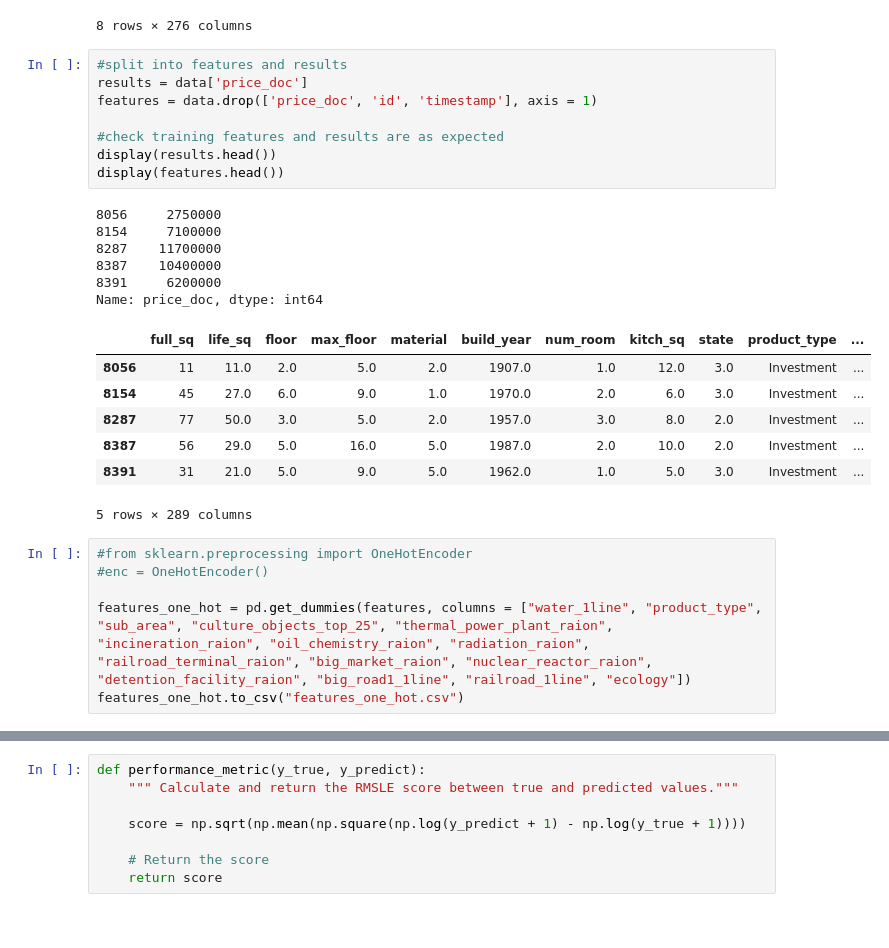
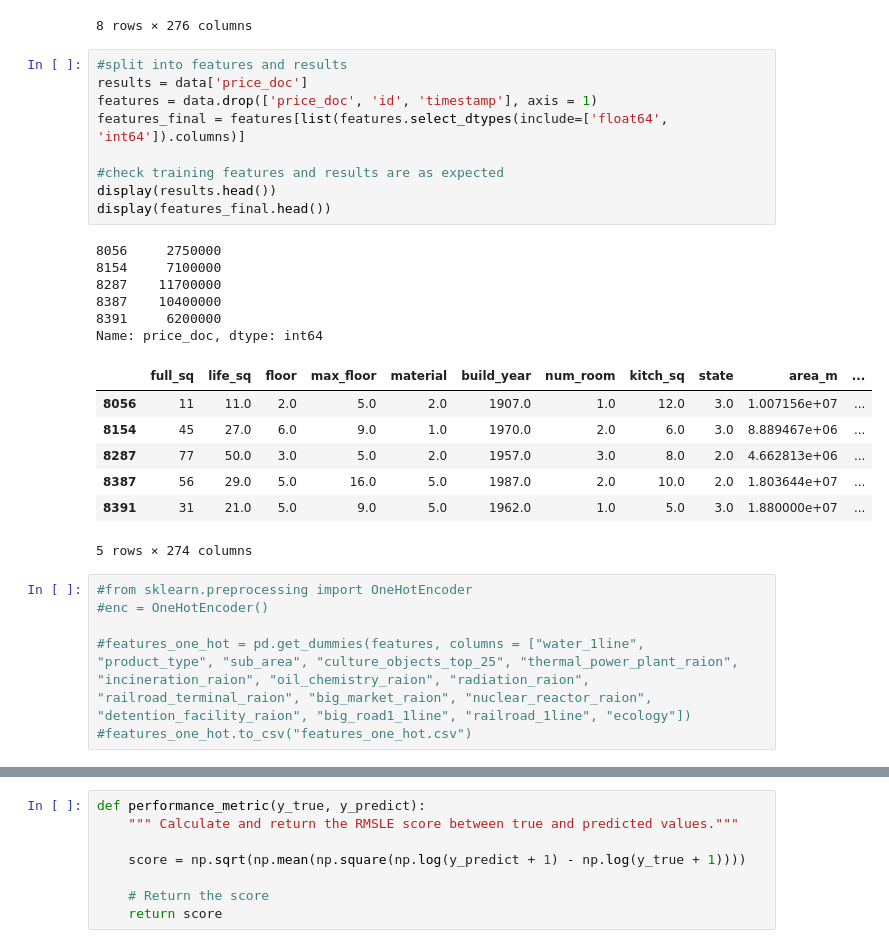
Before and after one commit to adammalpass/russian_housing, a Jupyter notebook: russian_housing.ipynb, the cells around one changed output, grey strips where cells are left out. Saved outputs shown, nothing was run; the diff lists cells and outputs as text.

```diff
--- a/russian_housing.ipynb
+++ b/russian_housing.ipynb
@@ -67,31 +67,32 @@ Display statistics about training data:
 # %%
 #split into features and results
 results = data['price_doc']
 features = data.drop(['price_doc', 'id', 'timestamp'], axis = 1)
+features_final = features[list(features.select_dtypes(include=['float64', 'int64']).columns)]
 
 #check training features and results are as expected
 display(results.head())
-display(features.head())
+display(features_final.head())
 # %% [output]
 8056     2750000
 8154     7100000
 8287    11700000
 8387    10400000
 8391     6200000
 Name: price_doc, dtype: int64
-|  | full_sq | life_sq | floor | max_floor | material | build_year | num_room | kitch_sq | state | product_type | ... |
-| 8056 | 11 | 11.0 | 2.0 | 5.0 | 2.0 | 1907.0 | 1.0 | 12.0 | 3.0 | Investment | ... |
-| 8154 | 45 | 27.0 | 6.0 | 9.0 | 1.0 | 1970.0 | 2.0 | 6.0 | 3.0 | Investment | ... |
-| 8287 | 77 | 50.0 | 3.0 | 5.0 | 2.0 | 1957.0 | 3.0 | 8.0 | 2.0 | Investment | ... |
-| 8387 | 56 | 29.0 | 5.0 | 16.0 | 5.0 | 1987.0 | 2.0 | 10.0 | 2.0 | Investment | ... |
-| 8391 | 31 | 21.0 | 5.0 | 9.0 | 5.0 | 1962.0 | 1.0 | 5.0 | 3.0 | Investment | ... |
+|  | full_sq | life_sq | floor | max_floor | material | build_year | num_room | kitch_sq | state | area_m | ... |
+| 8056 | 11 | 11.0 | 2.0 | 5.0 | 2.0 | 1907.0 | 1.0 | 12.0 | 3.0 | 1.007156e+07 | ... |
+| 8154 | 45 | 27.0 | 6.0 | 9.0 | 1.0 | 1970.0 | 2.0 | 6.0 | 3.0 | 8.889467e+06 | ... |
+| 8287 | 77 | 50.0 | 3.0 | 5.0 | 2.0 | 1957.0 | 3.0 | 8.0 | 2.0 | 4.662813e+06 | ... |
+| 8387 | 56 | 29.0 | 5.0 | 16.0 | 5.0 | 1987.0 | 2.0 | 10.0 | 2.0 | 1.803644e+07 | ... |
+| 8391 | 31 | 21.0 | 5.0 | 9.0 | 5.0 | 1962.0 | 1.0 | 5.0 | 3.0 | 1.880000e+07 | ... |
-5 rows × 289 columns
+5 rows × 274 columns
 # %%
 #from sklearn.preprocessing import OneHotEncoder
 #enc = OneHotEncoder()
 
-features_one_hot = pd.get_dummies(features, columns = ["water_1line", "product_type", "sub_area", "culture_objects_top_25", "thermal_power_plant_raion", "incineration_raion", "oil_chemistry_raion", "radiation_raion", "railroad_terminal_raion", "big_market_raion", "nuclear_reactor_raion", "detention_facility_raion", "big_road1_1line", "railroad_1line", "ecology"])
-features_one_hot.to_csv("features_one_hot.csv")
+#features_one_hot = pd.get_dummies(features, columns = ["water_1line", "product_type", "sub_area", "culture_objects_top_25", "thermal_power_plant_raion", "incineration_raion", "oil_chemistry_raion", "radiation_raion", "railroad_terminal_raion", "big_market_raion", "nuclear_reactor_raion", "detention_facility_raion", "big_road1_1line", "railroad_1line", "ecology"])
+#features_one_hot.to_csv("features_one_hot.csv")
 # %%
 from sklearn.cross_validation import train_test_split
 
```
Also changed, not shown: parts of 6 cells of this notebook.
